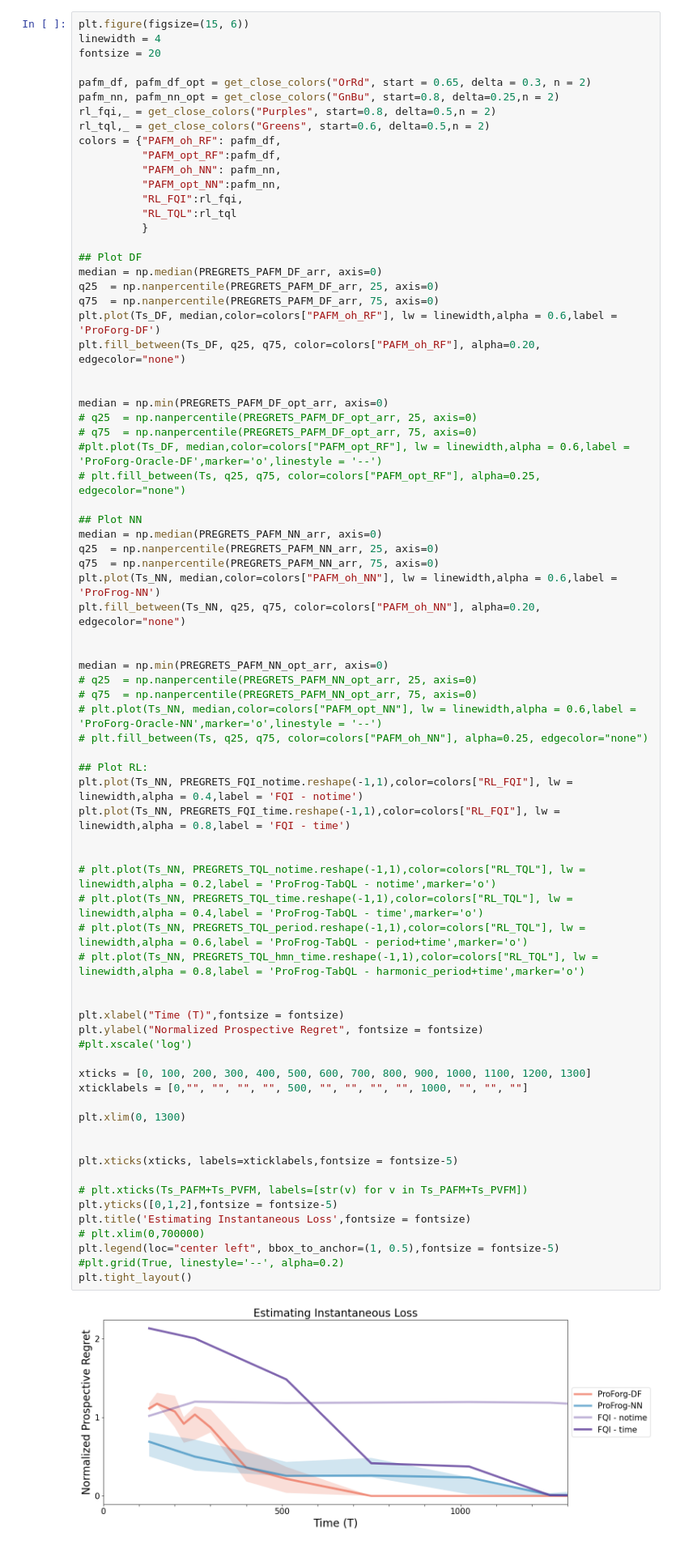
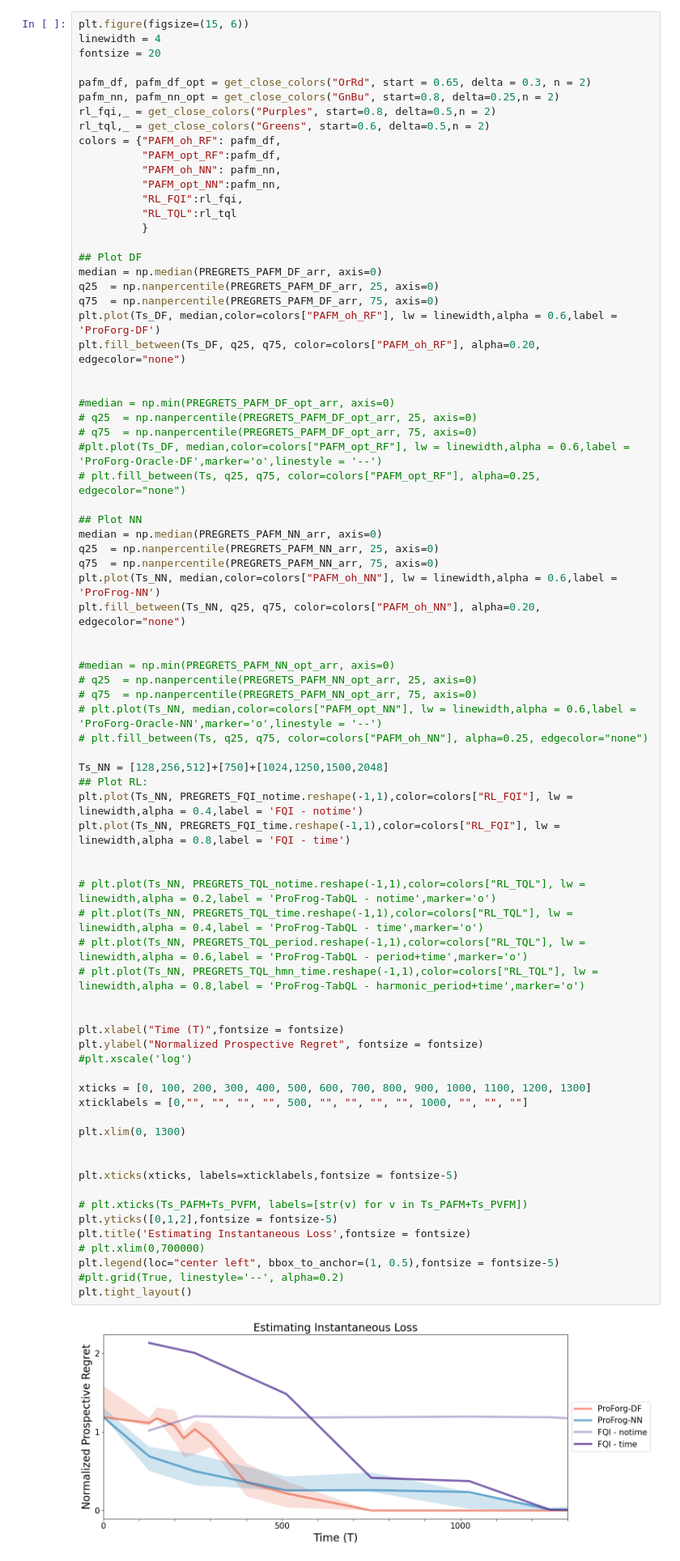
Before and after one commit to neurodata/ProspectiveForaging, a Jupyter notebook: notebooks/fig1.ipynb, the cells around one changed output. Shown at 81% size. Drawn from its saved outputs; the diff is of its cells as text.

```diff
--- a/notebooks/fig1.ipynb
+++ b/notebooks/fig1.ipynb
@@ -218,7 +217,7 @@ plt.plot(Ts_DF, median,color=colors["PAFM_oh_RF"], lw = linewidth,alpha = 0.6,la
 plt.fill_between(Ts_DF, q25, q75, color=colors["PAFM_oh_RF"], alpha=0.20, edgecolor="none")
 
 
-median = np.min(PREGRETS_PAFM_DF_opt_arr, axis=0)
+#median = np.min(PREGRETS_PAFM_DF_opt_arr, axis=0)
 # q25  = np.nanpercentile(PREGRETS_PAFM_DF_opt_arr, 25, axis=0)
 # q75  = np.nanpercentile(PREGRETS_PAFM_DF_opt_arr, 75, axis=0)
 #plt.plot(Ts_DF, median,color=colors["PAFM_opt_RF"], lw = linewidth,alpha = 0.6,label = 'ProForg-Oracle-DF',marker='o',linestyle = '--')
@@ -232,41 +231,42 @@ plt.plot(Ts_NN, median,color=colors["PAFM_oh_NN"], lw = linewidth,alpha = 0.6,la
 plt.fill_between(Ts_NN, q25, q75, color=colors["PAFM_oh_NN"], alpha=0.20, edgecolor="none")
 
 
-median = np.min(PREGRETS_PAFM_NN_opt_arr, axis=0)
+#median = np.min(PREGRETS_PAFM_NN_opt_arr, axis=0)
 # q25  = np.nanpercentile(PREGRETS_PAFM_NN_opt_arr, 25, axis=0)
 # q75  = np.nanpercentile(PREGRETS_PAFM_NN_opt_arr, 75, axis=0)
 # plt.plot(Ts_NN, median,color=colors["PAFM_opt_NN"], lw = linewidth,alpha = 0.6,label = 'ProForg-Oracle-NN',marker='o',linestyle = '--')
 # plt.fill_between(Ts, q25, q75, color=colors["PAFM_oh_NN"], alpha=0.25, edgecolor="none")
 
+Ts_NN = [128,256,512]+[750]+[1024,1250,1500,2048]
 ## Plot RL:
 plt.plot(Ts_NN, PREGRETS_FQI_notime.reshape(-1,1),color=colors["RL_FQI"], lw = linewidth,alpha = 0.4,label = 'FQI - notime')
 plt.plot(Ts_NN, PREGRETS_FQI_time.reshape(-1,1),color=colors["RL_FQI"], lw = linewidth,alpha = 0.8,label = 'FQI - time')
 
 
 # plt.plot(Ts_NN, PREGRETS_TQL_notime.reshape(-1,1),color=colors["RL_TQL"], lw = linewidth,alpha = 0.2,label = 'ProFrog-TabQL - notime',marker='o')
 # plt.plot(Ts_NN, PREGRETS_TQL_time.reshape(-1,1),color=colors["RL_TQL"], lw = linewidth,alpha = 0.4,label = 'ProFrog-TabQL - time',marker='o')
 # plt.plot(Ts_NN, PREGRETS_TQL_period.reshape(-1,1),color=colors["RL_TQL"], lw = linewidth,alpha = 0.6,label = 'ProFrog-TabQL - period+time',marker='o')
 # plt.plot(Ts_NN, PREGRETS_TQL_hmn_time.reshape(-1,1),color=colors["RL_TQL"], lw = linewidth,alpha = 0.8,label = 'ProFrog-TabQL - harmonic_period+time',marker='o')
 
 
 plt.xlabel("Time (T)",fontsize = fontsize)
 plt.ylabel("Normalized Prospective Regret", fontsize = fontsize)
 #plt.xscale('log')
 
 xticks = [0, 100, 200, 300, 400, 500, 600, 700, 800, 900, 1000, 1100, 1200, 1300]
 xticklabels = [0,"", "", "", "", 500, "", "", "", "", 1000, "", "", ""]
 
 plt.xlim(0, 1300)
 
 
 plt.xticks(xticks, labels=xticklabels,fontsize = fontsize-5)
 
 # plt.xticks(Ts_PAFM+Ts_PVFM, labels=[str(v) for v in Ts_PAFM+Ts_PVFM])
 plt.yticks([0,1,2],fontsize = fontsize-5)
 plt.title('Estimating Instantaneous Loss',fontsize = fontsize)
 # plt.xlim(0,700000)
 plt.legend(loc="center left", bbox_to_anchor=(1, 0.5),fontsize = fontsize-5)
 #plt.grid(True, linestyle='--', alpha=0.2)
 plt.tight_layout()
 # %% [output]
-[figure, old version]
+[figure, new version]
```
Also changed, not shown: parts of 2 cells of this notebook, 35 other files.
